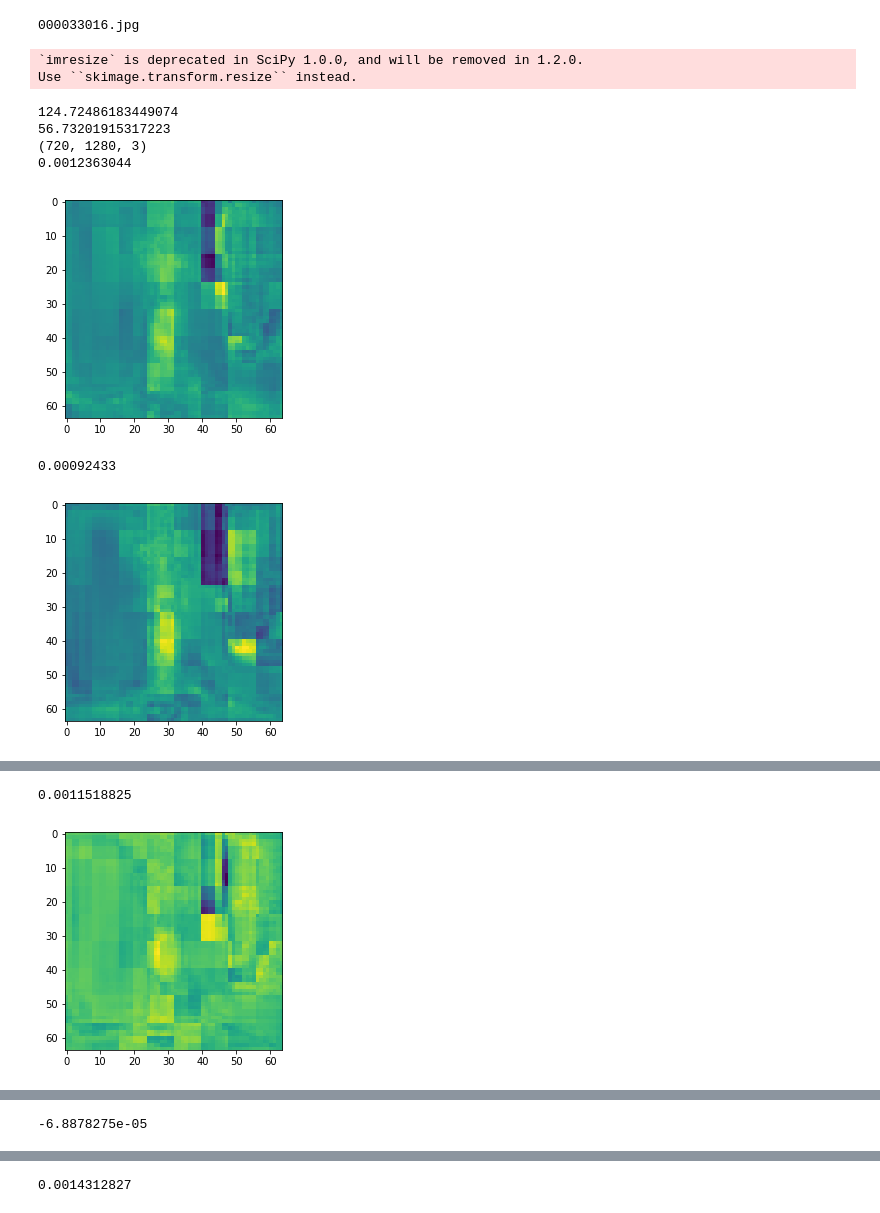
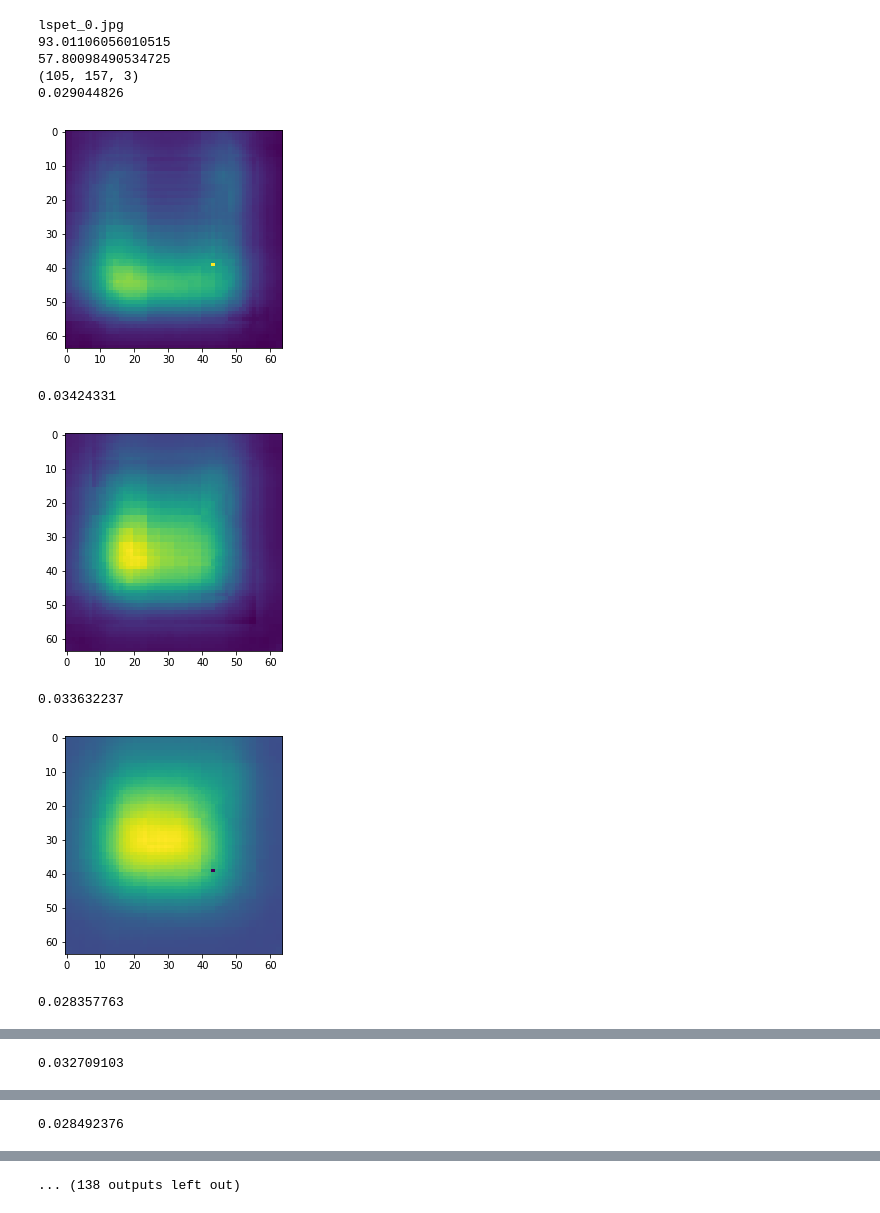
Before and after one commit to MetaDev/Stacked_Hourglass_Network_Keras, a Jupyter notebook: src/top/test_inference.ipynb, the cells around one changed output, grey strips where cells are left out. Drawn from its saved outputs; the diff is of its cells as text; code cells hidden in the pictures.

```diff
--- a/src/top/test_inference.ipynb
+++ b/src/top/test_inference.ipynb
@@ -17,18 +18,4 @@ import numpy as np
 # %%
-num_class=14
-num_stack=2
-model_dir="../../trained_models//MPII_original_100"
-model_json="net_arch.json"
-epoch=99
-model_weights="weights_epoch"+str(epoch)+".h5"
-inres=(256, 256)
-outres=(64,64)
-xnet = HourglassNet(num_class, num_stack, inres, outres)
-model_json=os.path.join(model_dir, model_json)
-model_weights=os.path.join(model_dir, model_weights)
-
-xnet.load_model(model_json, model_weights)
-
 def normalize(imgdata, color_mean):
     '''
     :param imgdata: image in 0 ~ 255
@@ -46,7 +33,7 @@ def inference_rgb(net, rgbdata, orgshape, mean=None):
     scale = (orgshape[0] * 1.0 / inres[0], orgshape[1] * 1.0 / inres[1])
     img_scale = iaa.Scale({"height": inres[0], "width": inres[1]})
 
-    img_data = img_scale.augment_image(rgb_data)
+    imgdata = img_scale.augment_image(rgbdata)
 
     mean = np.array([0.4404, 0.4440, 0.4327], dtype=np.float)
 
@@ -61,42 +48,57 @@ def inference_file(imgfile, net):
     imgdata = imageio.imread(imgfile)
     ret = inference_rgb(net,imgdata, imgdata.shape)
     return ret
+# %%
+num_class=14
+num_stack=2
+model_dir="../../trained_models/lspet"
+model_json="net_arch.json"
+epoch=47
+model_weights="weights_epoch"+str(epoch)+".h5"
+inres=(256, 256)
+outres=(64,64)
+xnet = HourglassNet(num_class, num_stack, inres, outres)
+model_json=os.path.join(model_dir, model_json)
+model_weights=os.path.join(model_dir, model_weights)
+
+xnet.load_model(model_json, model_weights)
 # %%
 img_dir="../../data/test_images"
 
 for file in os.listdir(img_dir):
     print(file)
     img_file=os.path.join(img_dir,file)
     image_data=imageio.imread(img_file)
     out,scale = inference_file(img_file,xnet)
 
     kps = post_process_heatmap(out[0,:,:,:])
     #first element of batch
     out=out[0]
     print(np.mean(image_data))
     print(np.std(image_data))
     print(np.shape(image_data))
     for j in range(out.shape[-1]):
         print(np.mean(out[:,:,j]))
         plt.imshow(out[:,:,j])
         plt.show()
     mkps = list()
     for i, _kp in enumerate(kps):
         _conf = _kp[2]
         mkps.append((_kp[0]*scale[1]*4, _kp[1]*scale[0]*4, _conf))
     print(mkps)
     #normally conf th is around 0.2 but currently no joints are found
-    cvmat = render_joints(imageio.imread(img_file), mkps, conf_th=0.002)
+    cvmat = render_joints(imageio.imread(img_file), mkps, conf_th=0.02)
     plt.imshow(cvmat)
     plt.show()
 # %% [output]
-000033016.jpg
+lspet_0.jpg
+93.01106056010515
+57.80098490534725
+(105, 157, 3)
+0.029044826
+[figure, new version]
-`imresize` is deprecated in SciPy 1.0.0, and will be removed in 1.2.0.
-Use ``skimage.transform.resize`` instead.
+0.03424331
+[figure, new version]
-124.72486183449074
-56.73201915317223
-(720, 1280, 3)
-0.0012363044
+0.033632237
-[figure, old version]
+[figure, new version]
-0.00092433
+0.028357763
-[figure, old version]
@@ -103,2 +106 @@ Use ``skimage.transform.resize`` instead.
-0.0011518825
+0.032709103
-[figure, old version]
@@ -105 +108 @@ Use ``skimage.transform.resize`` instead.
--6.8878275e-05
+0.028492376
@@ -107 +110 @@ Use ``skimage.transform.resize`` instead.
-0.0014312827
+... (138 outputs left out)
```
Also changed, not shown: parts of 2 cells of this notebook.
